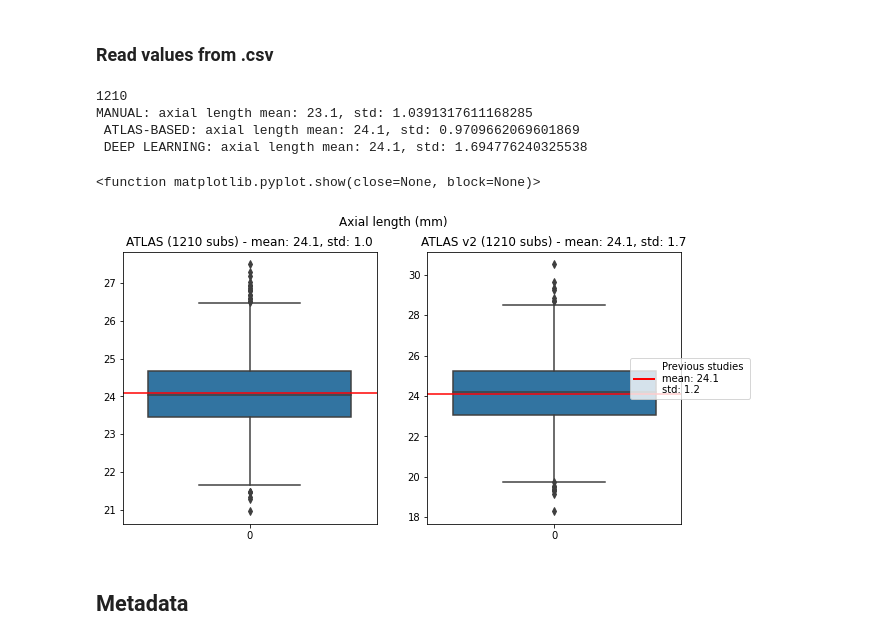
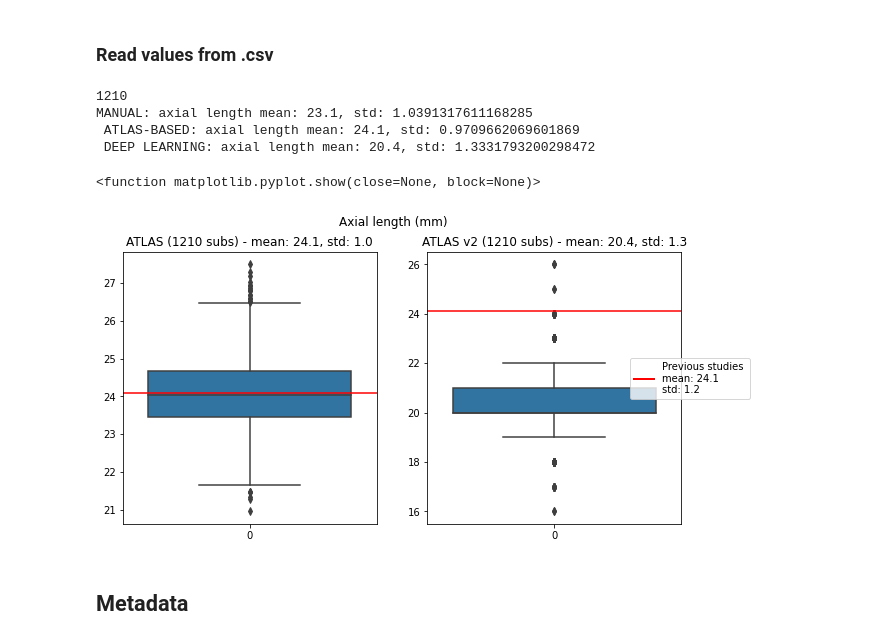
Before and after one commit to jaimebarran/a-eye_segmentation, a Jupyter notebook: deep_learning/3D_multilabel/extract_biometrics.ipynb, the cells around one changed output. Drawn from its saved outputs; the diff is of its cells as text; code cells hidden in the pictures.

```diff
--- a/deep_learning/3D_multilabel/extract_biometrics.ipynb
+++ b/deep_learning/3D_multilabel/extract_biometrics.ipynb
@@ -836,7 +837,7 @@ ref_axl_std = 1.2 # mm
 csv_manual = '/mnt/sda1/Repos/a-eye/a-eye_preprocessing/ANTs/axial_length_manual.csv'
 csv_reg = '/mnt/sda1/Repos/a-eye/Data/SHIP_dataset/axial_length_reg.csv'
 # csv_dl = '/mnt/sda1/Repos/a-eye/a-eye_segmentation/deep_learning/3D_multilabel/experiment_0/axial_length_dl_outliers.csv'
-csv_dl = '/mnt/sda1/Repos/a-eye/Data/SHIP_dataset/axial_length_reg_v2_5.csv'
+csv_dl = '/mnt/sda1/Repos/a-eye/Data/SHIP_dataset/axial_length_reg_v2.csv'
 
 df_axial_manual = pd.read_csv(csv_manual)
 df_axial_reg = pd.read_csv(csv_reg)
@@ -871,35 +872,35 @@ fig.legend(handles=legend_elements, loc='center right')
 # graph_lens.axhline(ref_axl_mean, color='red')
 # # ax[0].set_xticklabels()
 # if fix_axis:
 #     # ax[0].set_xlim(x_axis)
 #     ax[0].set_ylim(y_axis)
 
 # ATLAS-based reg
 ax[0].set_title(f'ATLAS ({axl_reg.shape[1]} subs) - mean: {np.around(np.mean(axl_reg), decimals=1)}, std: {np.around(np.std(axl_reg), decimals=1)}')
 graph_lens = sns.boxplot(axl_reg, ax=ax[0])
 graph_lens.axhline(ref_axl_mean, color='red')
 if fix_axis:
     # ax[1].set_xlim(x_axis)
     ax[0].set_ylim(y_axis)
 
 # Deep learning
 ax[1].set_title(f'ATLAS v2 ({len(axl_dl)} subs) - mean: {np.around(np.mean(axl_dl), decimals=1)}, std: {np.around(np.std(axl_dl), decimals=1)}')
 graph_lens = sns.boxplot(axl_dl, ax=ax[1])
 graph_lens.axhline(ref_axl_mean, color='red')
 if fix_axis:
     # ax[2].set_xlim(x_axis)
     ax[1].set_ylim(y_axis)
 
 plt.show
 
 # plt.savefig('/mnt/sda1/Repos/a-eye/Output/boxplots_axial_length_v2_2.png')
 # %% [output]
 1210
 MANUAL: axial length mean: 23.1, std: 1.0391317611168285
  ATLAS-BASED: axial length mean: 24.1, std: 0.9709662069601869
- DEEP LEARNING: axial length mean: 24.1, std: 1.694776240325538
+ DEEP LEARNING: axial length mean: 20.4, std: 1.3331793200298472
 <function matplotlib.pyplot.show(close=None, block=None)>
-[figure, old version]
+[figure, new version]
 # %% [markdown]
 ## Metadata
 # %% [markdown]
```
Also changed, not shown: parts of 2 cells of this notebook.
